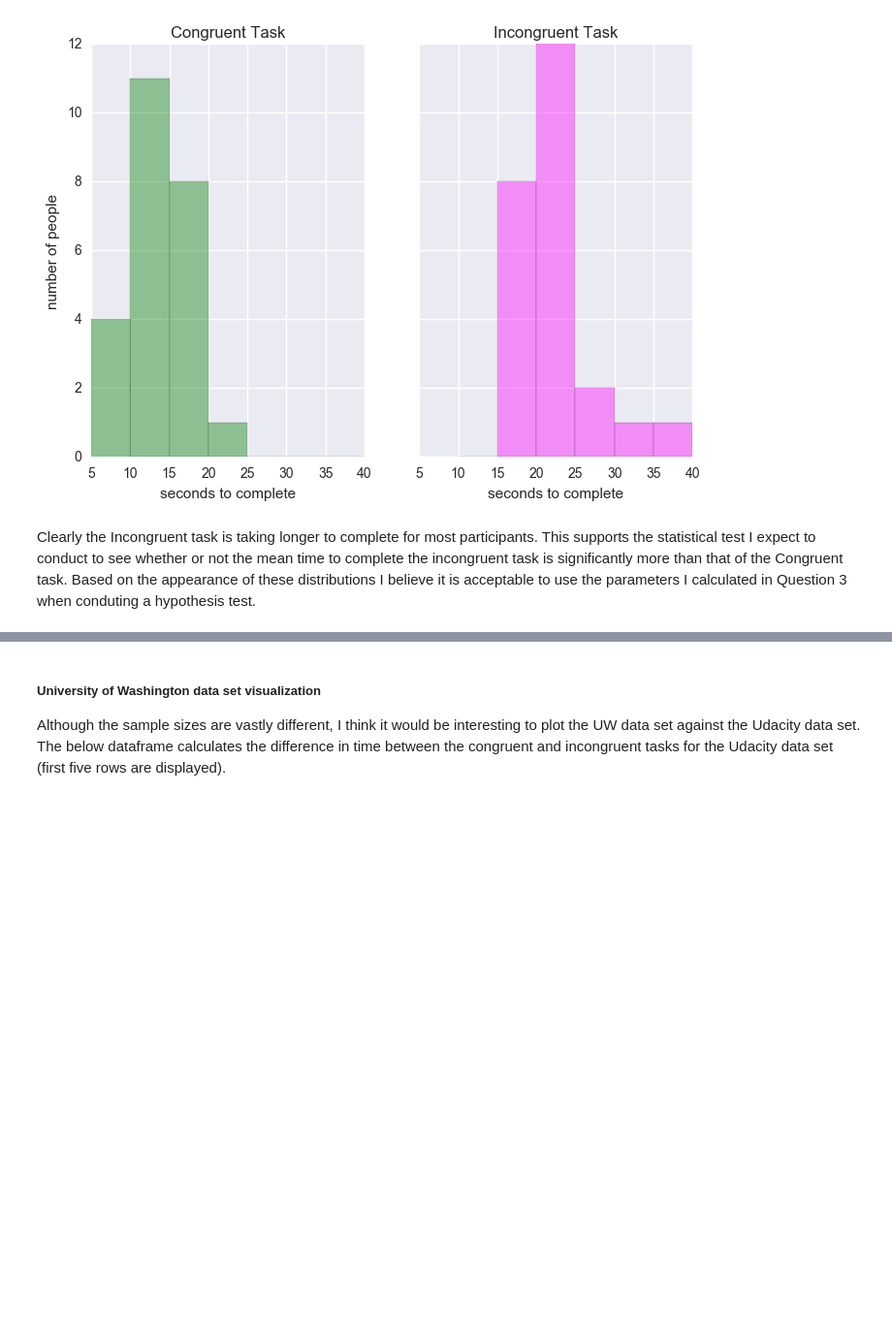
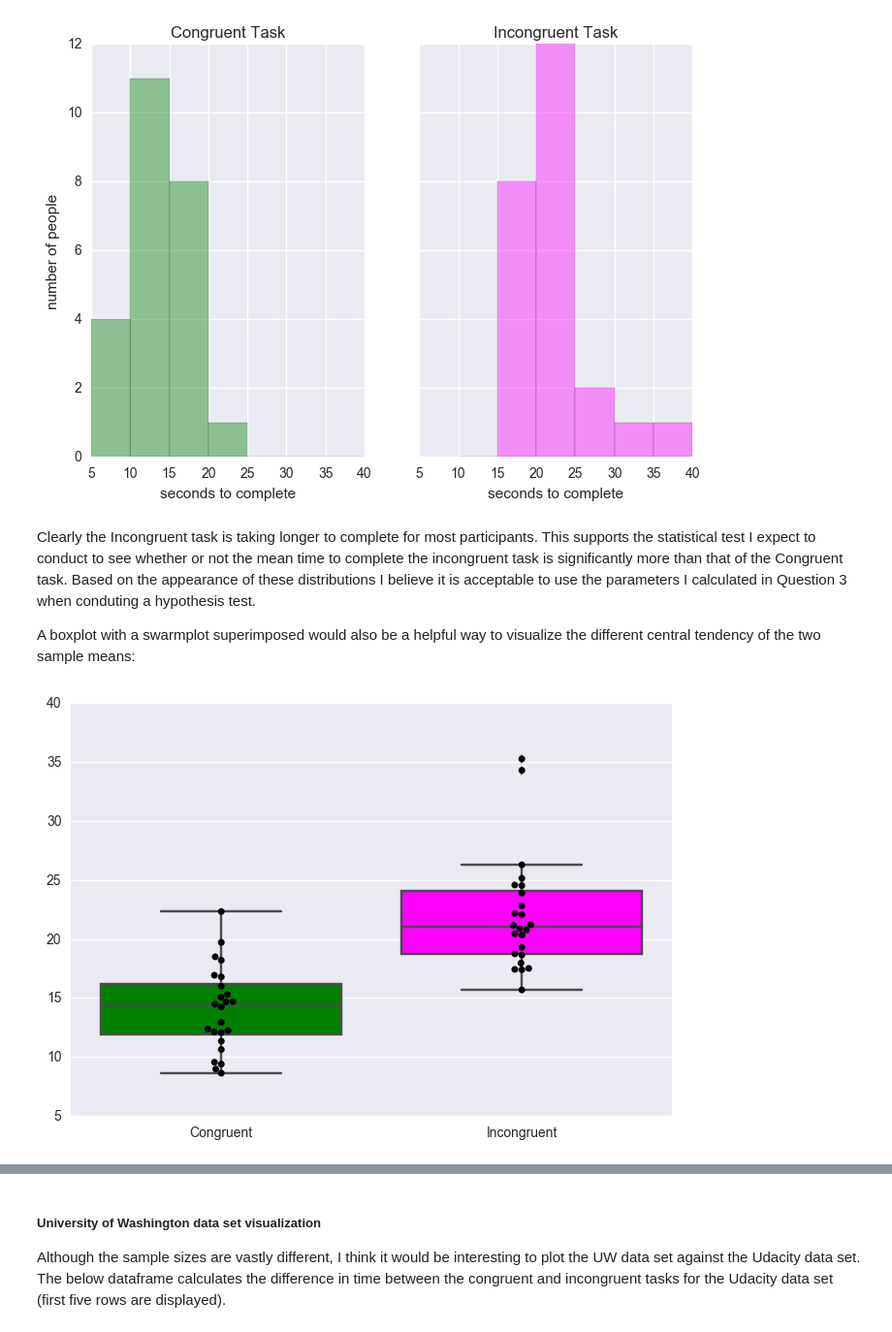
Before and after one commit to hichana/udacity, a Jupyter notebook: P1/stroop-eda_V2.ipynb, the cells around one changed output, grey strips where cells are left out. Shown at 97% size. Cells and saved outputs as stored; diff of their text form; code cells hidden in the pictures; blank space fills up the shorter version.

```diff
--- a/P1/stroop-eda_V2.ipynb
+++ b/P1/stroop-eda_V2.ipynb
@@ -220,3 +243,18 @@ plt.show()
 [figure]
 # %% [markdown]
 Clearly the Incongruent task is taking longer to complete for most participants. This supports the statistical test I expect to conduct to see whether or not the mean time to complete the incongruent task is significantly more than that of the Congruent task. Based on the appearance of these distributions I believe it is acceptable to use the parameters I calculated in Question 3 when conduting a hypothesis test.
+
+A boxplot with a swarmplot superimposed would also be a helpful way to visualize the different central tendency of the two sample means:
+# %%
+ax = sns.boxplot(data=stroop)
+ax = sns.swarmplot(data=stroop, color='.0')
+
+mybox = ax.artists[0]
+mybox.set_facecolor('green')
+
+mybox = ax.artists[1]
+mybox.set_facecolor('magenta')
+
+plt.show()
+# %% [output]
+[figure, added]
```
Also changed, not shown: parts of 35 cells of this notebook.
